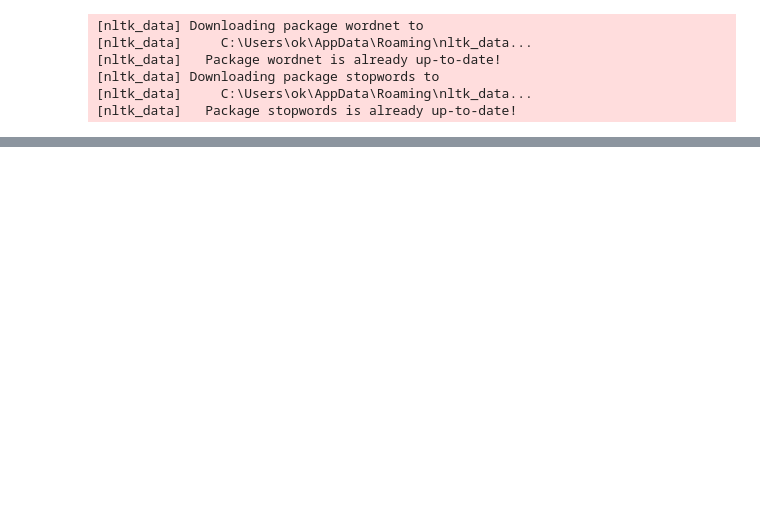
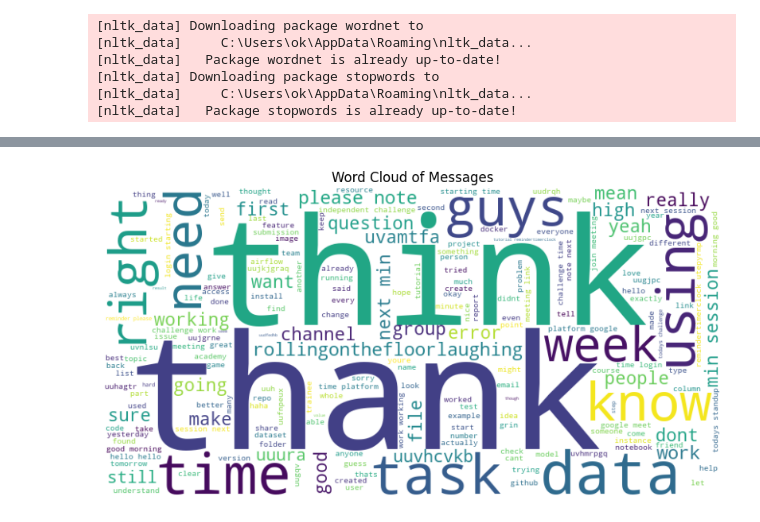
Before and after one commit to Keriii/week-0, a Jupyter notebook: notebooks/Topic_modeling.ipynb, the cells around one changed output, grey strips where cells are left out. Drawn from its saved outputs; the diff is of its cells as text; code cells hidden in the pictures; blank space fills up the shorter version.

```diff
--- a/notebooks/Topic_modeling.ipynb
+++ b/notebooks/Topic_modeling.ipynb
@@ -124,0 +125,18 @@ pprint(lda_model.show_topics(formatted=False))
+# %%
+data['msg_sent_time'] = pd.to_datetime(data['msg_sent_time'])
+import matplotlib.pyplot as plt
+
+# Group messages by date and concatenate them into a single string for each date
+grouped = data.groupby(data['msg_sent_time'].dt.date)['cleaned'].apply(' '.join).reset_index()
+
+# Create a WordCloud object
+wordcloud = WordCloud(width=800, height=400, max_words=200, background_color='white').generate(' '.join(grouped['cleaned']))
+
+# Plot the WordCloud
+plt.figure(figsize=(10, 6))
+plt.imshow(wordcloud, interpolation='bilinear')
+plt.axis('off')
+plt.title('Word Cloud of Messages')
+plt.show()
+# %% [output]
+[figure, added]
```
Also changed, not shown: parts of 2 cells of this notebook.
